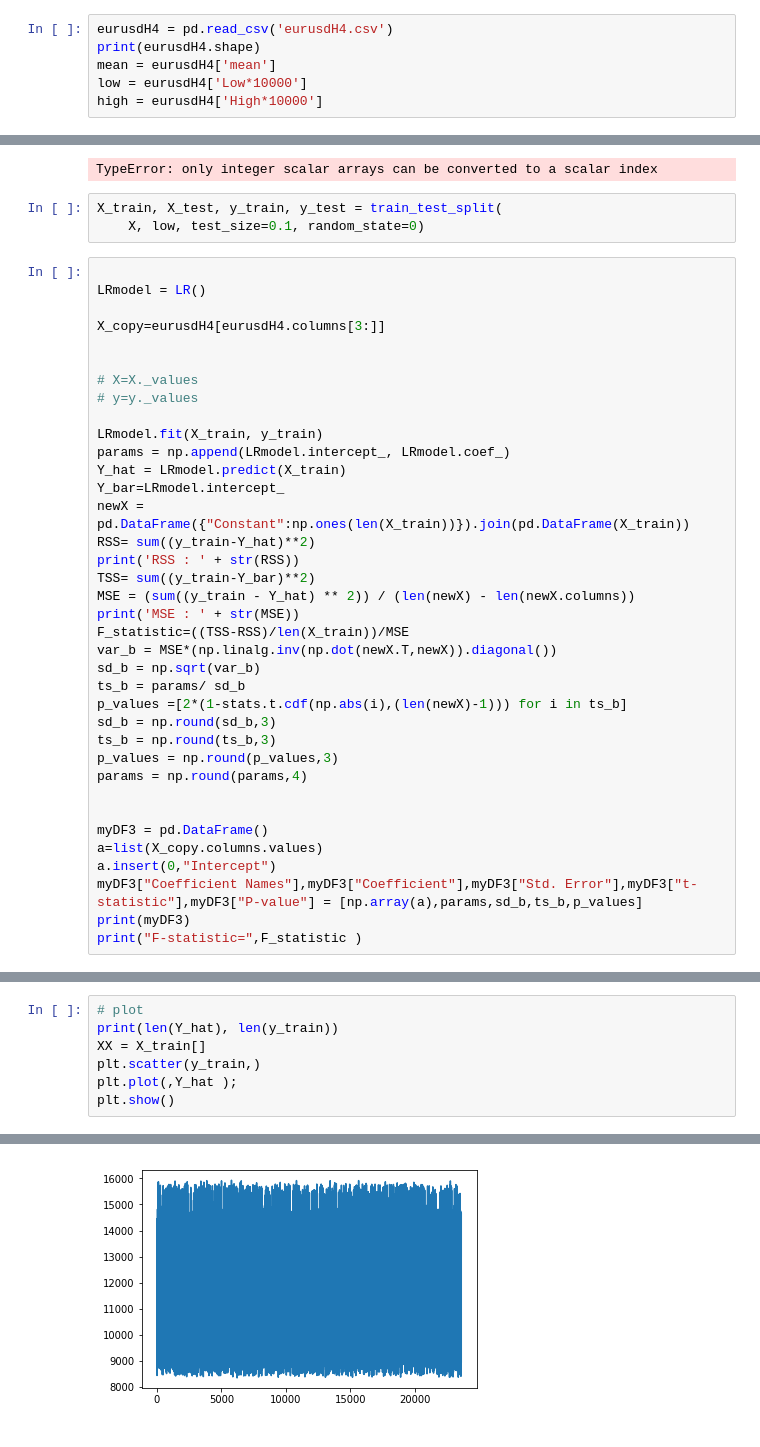
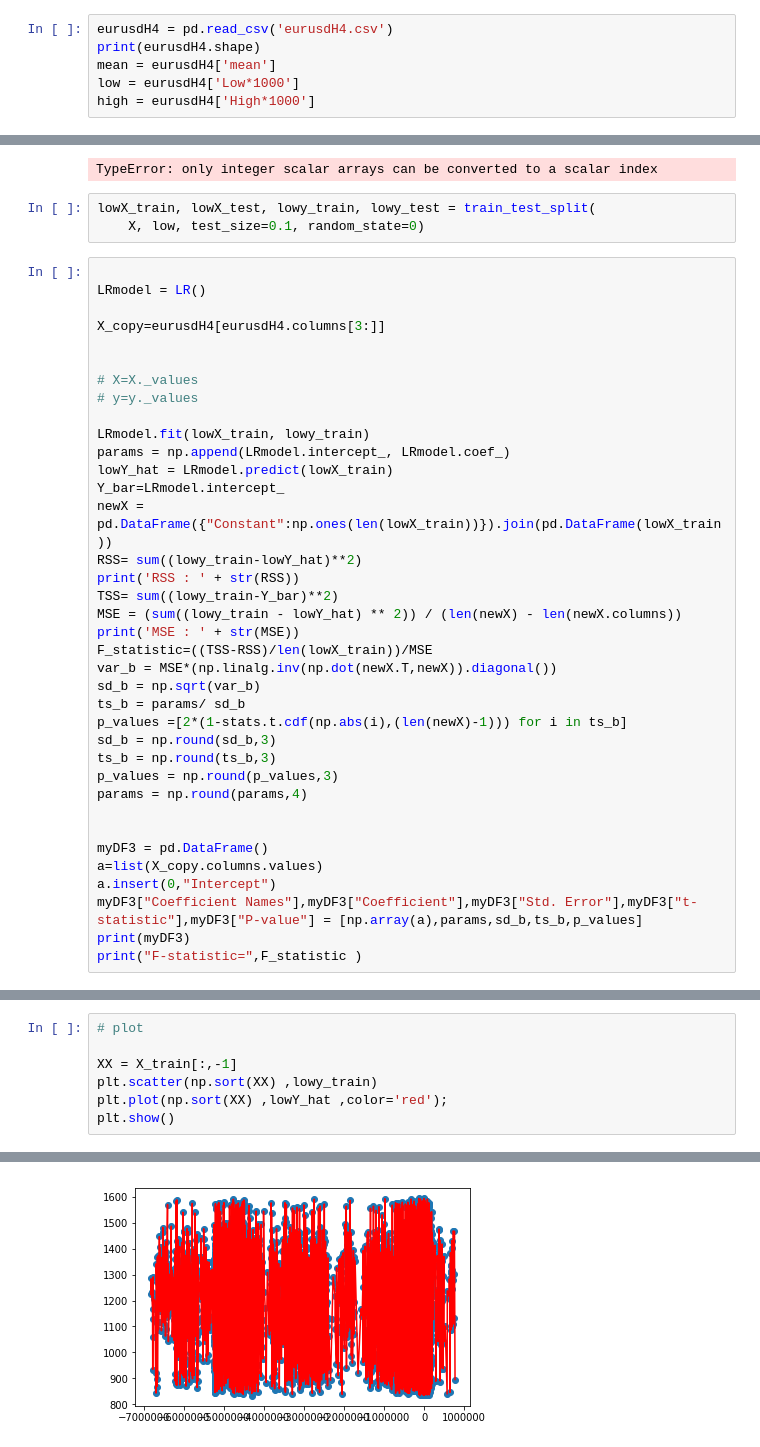
Before and after one commit to aminkhod/Forex_finance_analysis, a Jupyter notebook: mean regretion.ipynb, the cells around one changed output, grey strips where cells are left out. Cells and saved outputs as stored; diff of their text form.

```diff
--- a/mean regretion.ipynb
+++ b/mean regretion.ipynb
@@ -15,8 +17,8 @@ eurusdH4.to_csv('eurusdH4.csv',index=False)
 eurusdH4 = pd.read_csv('eurusdH4.csv')
 print(eurusdH4.shape)
 mean = eurusdH4['mean']
-low = eurusdH4['Low*10000']
-high = eurusdH4['High*10000']
+low = eurusdH4['Low*1000']
+high = eurusdH4['High*1000']
 # %% [output]
 (26218, 37)
 # %%
@@ -37,7 +39,7 @@ for i in range(X[1]):
 # %% [output]
 TypeError: only integer scalar arrays can be converted to a scalar index
 # %%
-X_train, X_test, y_train, y_test = train_test_split(
+lowX_train, lowX_test, lowy_train, lowy_test = train_test_split(
     X, low, test_size=0.1, random_state=0)
 # %%
 
@@ -49,17 +51,17 @@ X_copy=eurusdH4[eurusdH4.columns[3:]]
 # X=X._values
 # y=y._values
 
-LRmodel.fit(X_train, y_train)
+LRmodel.fit(lowX_train, lowy_train)
 params = np.append(LRmodel.intercept_, LRmodel.coef_)
-Y_hat = LRmodel.predict(X_train)
+lowY_hat = LRmodel.predict(lowX_train)
 Y_bar=LRmodel.intercept_
-newX = pd.DataFrame({"Constant":np.ones(len(X_train))}).join(pd.DataFrame(X_train))
-RSS= sum((y_train-Y_hat)**2)
+newX = pd.DataFrame({"Constant":np.ones(len(lowX_train))}).join(pd.DataFrame(lowX_train))
+RSS= sum((lowy_train-lowY_hat)**2)
 print('RSS : ' + str(RSS))
-TSS= sum((y_train-Y_bar)**2)
-MSE = (sum((y_train - Y_hat) ** 2)) / (len(newX) - len(newX.columns))
+TSS= sum((lowy_train-Y_bar)**2)
+MSE = (sum((lowy_train - lowY_hat) ** 2)) / (len(newX) - len(newX.columns))
 print('MSE : ' + str(MSE))
-F_statistic=((TSS-RSS)/len(X_train))/MSE
+F_statistic=((TSS-RSS)/len(lowX_train))/MSE
 var_b = MSE*(np.linalg.inv(np.dot(newX.T,newX)).diagonal())
 sd_b = np.sqrt(var_b)
 ts_b = params/ sd_b
@@ -97,8 +99,8 @@ F-statistic= 798556.7469473614
 # %%
 # plot
-print(len(Y_hat), len(y_train))
-XX = X_train[]
-plt.scatter(y_train,)
-plt.plot(,Y_hat );
+
+XX = X_train[:,-1]
+plt.scatter(np.sort(XX) ,lowy_train)
+plt.plot(np.sort(XX) ,lowY_hat ,color='red');
 plt.show()
 # %% [output]
@@ -106,2 +107,2 @@ plt.show()
-[figure, old version]
+[figure, new version]
 # %%
```
Also changed, not shown: parts of 14 cells of this notebook, 2 other files.
